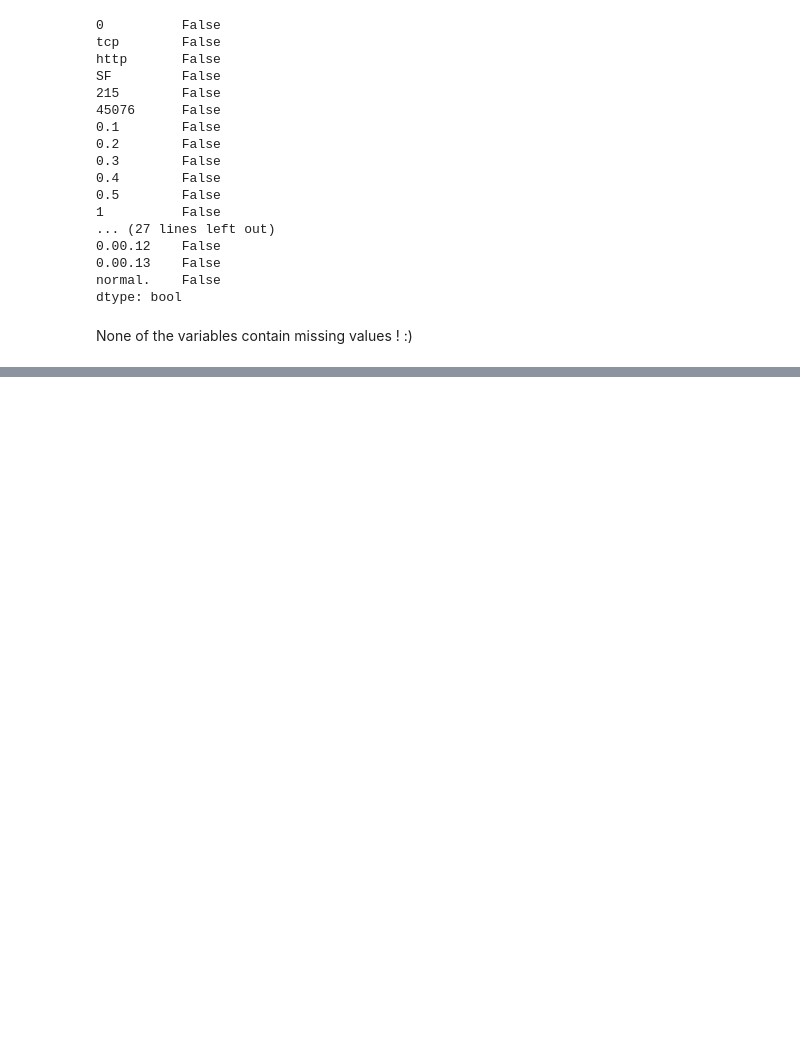
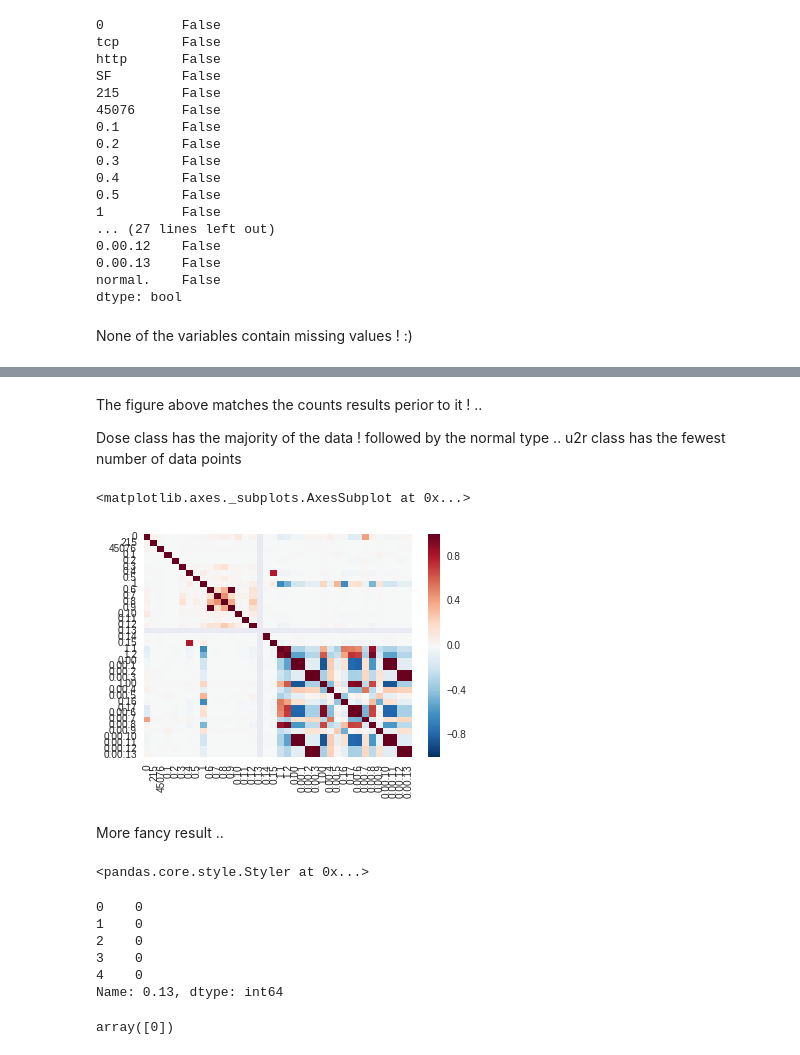
Before and after one commit to EAboelhamd/Myown_DeepLearning_Practice, a Jupyter notebook: KDD_introsion_detection/KDD_intrusion_detection.ipynb, the cells around one changed output, grey strips where cells are left out. Saved outputs shown, nothing was run; the diff lists cells and outputs as text; code cells hidden in the pictures; blank space fills up the shorter version.

```diff
--- a/KDD_introsion_detection/KDD_intrusion_detection.ipynb
+++ b/KDD_introsion_detection/KDD_intrusion_detection.ipynb
@@ -158,0 +254,47 @@ sns.barplot(df['normal.'], df['normal.'].value_counts(), alpha = 0.8)  # I have
+# %% [markdown]
+The figure above matches the counts results perior to it ! ..
+
+Dose class has the majority of the data ! followed by the normal type .. u2r class has the fewest number of data points
+# %%
+corr = df.corr()
+sns.heatmap(corr, xticklabels=corr.columns.values, yticklabels=corr.columns.values)
+# %% [output]
+<matplotlib.axes._subplots.AxesSubplot at 0x...>
+[figure, added]
+# %% [markdown]
+More fancy result ..
+# %%
+cmap=sns.diverging_palette(5, 250, as_cmap=True)
+
+def magnify():
+    return [dict(selector="th",
+                 props=[("font-size", "7pt")]),
+            dict(selector="td",
+                 props=[('padding', "0em 0em")]),
+            dict(selector="th:hover",
+                 props=[("font-size", "12pt")]),
+            dict(selector="tr:hover td:hover",
+                 props=[('max-width', '200px'),
+                        ('font-size', '12pt')])
+]
+
+corr.style.background_gradient(cmap, axis=1)\
+    .set_properties(**{'max-width': '80px', 'font-size': '10pt'})\
+    .set_caption("Hover to magify")\
+    .set_precision(2)\
+    .set_table_styles(magnify())
+# %% [output]
+<pandas.core.style.Styler at 0x...>
+# %%
+df['0.13'].head()
+# %% [output]
+0    0
+1    0
+2    0
+3    0
+4    0
+Name: 0.13, dtype: int64
+# %%
+df['0.13'].unique()
+# %% [output]
+array([0])
```
Also changed, not shown: parts of 10 cells of this notebook.
